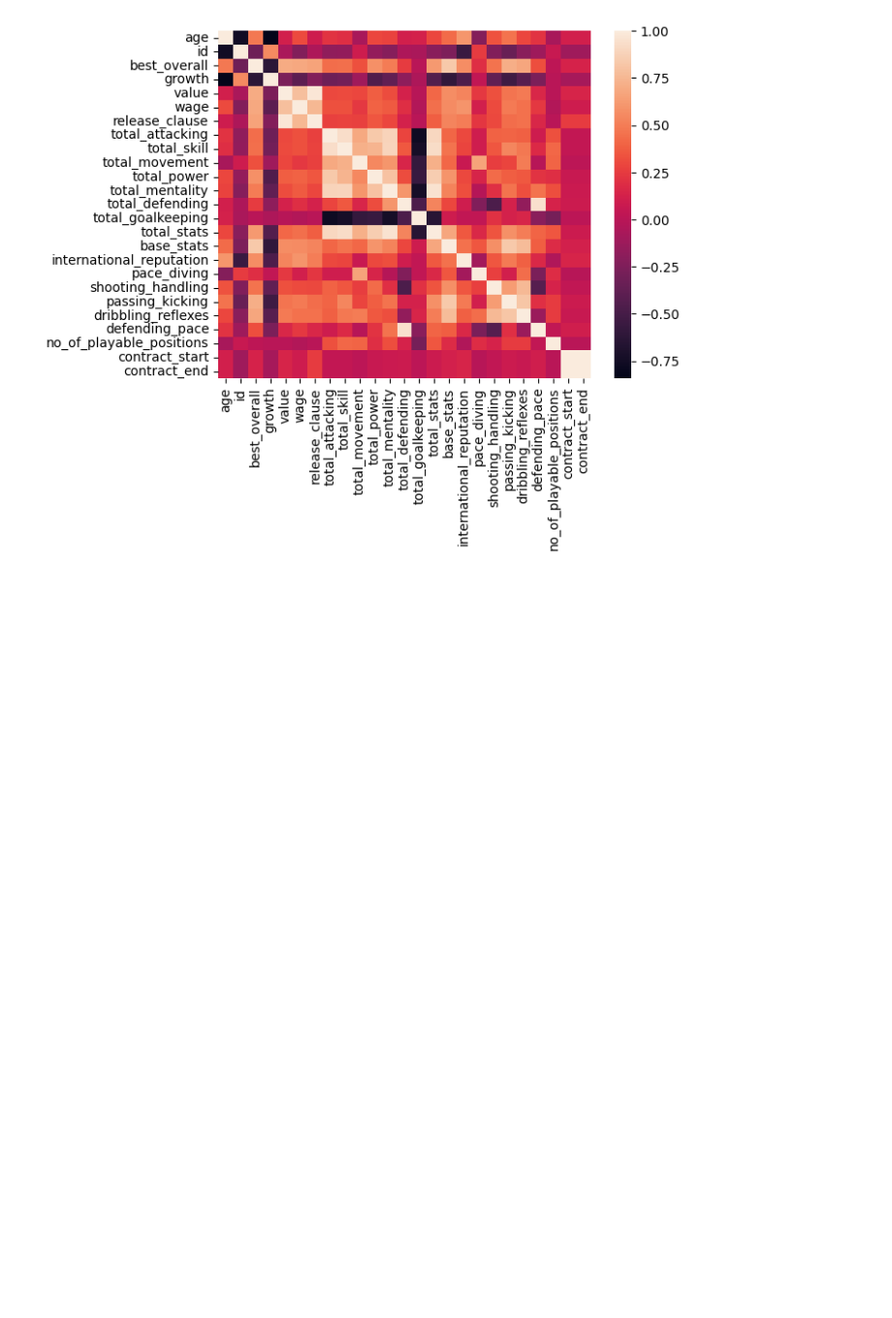
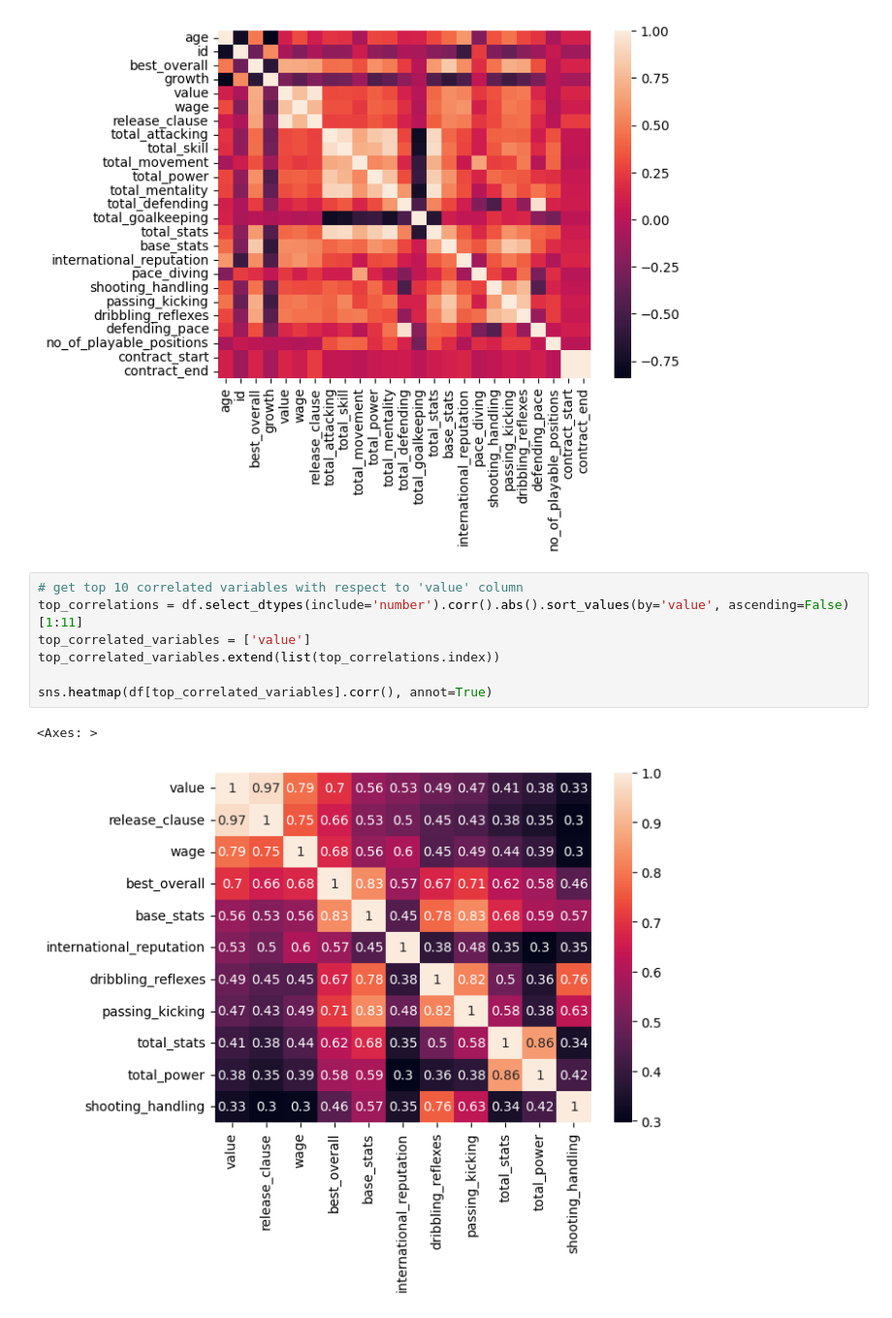
Before and after one commit to sasotomayorb/player-performance-prediction, a Jupyter notebook: main.ipynb, the cells around one changed output. Shown at 97% size. Drawn from its saved outputs; the diff is of its cells as text; blank space fills up the shorter version.

```diff
--- a/main.ipynb
+++ b/main.ipynb
@@ -191,3 +191,13 @@ sns.heatmap(df.select_dtypes(include='number').corr(), annot=False)
 # %% [output]
 <Axes: >
 [figure]
+# %%
+# get top 10 correlated variables with respect to 'value' column
+top_correlations = df.select_dtypes(include='number').corr().abs().sort_values(by='value', ascending=False)[1:11]
+top_correlated_variables = ['value']
+top_correlated_variables.extend(list(top_correlations.index))
+
+sns.heatmap(df[top_correlated_variables].corr(), annot=True)
+# %% [output]
+<Axes: >
+[figure, added]
```
Also changed, not shown: parts of 10 cells of this notebook.
